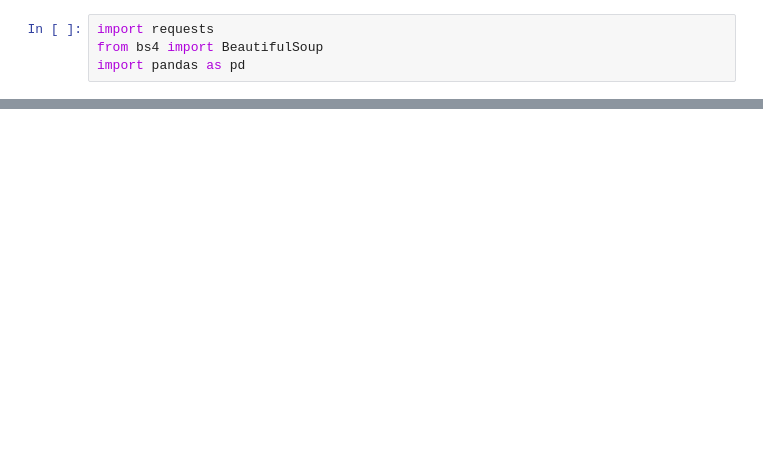
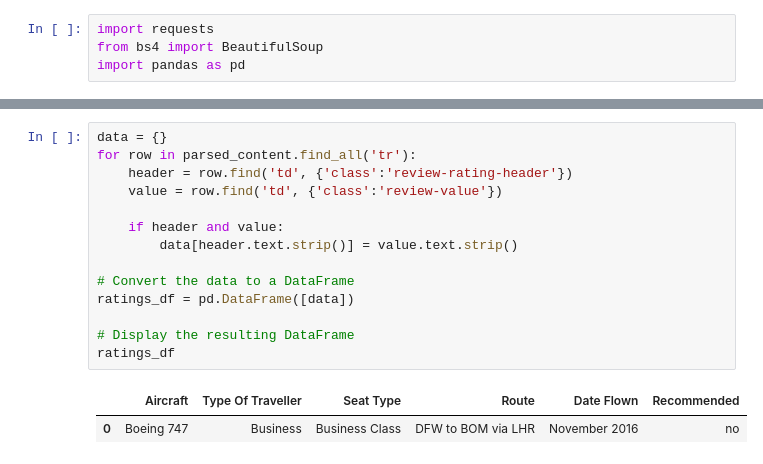
Before and after one commit to Nyan-dwaro/British-Airline, a Jupyter notebook: British_airline_reviewdata_webscrape.ipynb, the cells around one changed output, grey strips where cells are left out. Saved outputs shown, nothing was run; the diff lists cells and outputs as text; blank space fills up the shorter version.

```diff
--- a/British_airline_reviewdata_webscrape.ipynb
+++ b/British_airline_reviewdata_webscrape.ipynb
@@ -68,3 +87,20 @@ df.head()
+# %%
+data = {}
+for row in parsed_content.find_all('tr'):
+    header = row.find('td', {'class':'review-rating-header'})
+    value = row.find('td', {'class':'review-value'})
+
+    if header and value:
+        data[header.text.strip()] = value.text.strip()
+
+# Convert the data to a DataFrame
+ratings_df = pd.DataFrame([data])
+
+# Display the resulting DataFrame
+ratings_df
+# %% [output]
+|  | Aircraft | Type Of Traveller | Seat Type | Route | Date Flown | Recommended |
+| 0 | Boeing 747 | Business | Business Class | DFW to BOM via LHR | November 2016 | no |
 # %%
 country
 # %% [output]
```
Also changed, not shown: parts of 6 cells of this notebook.
